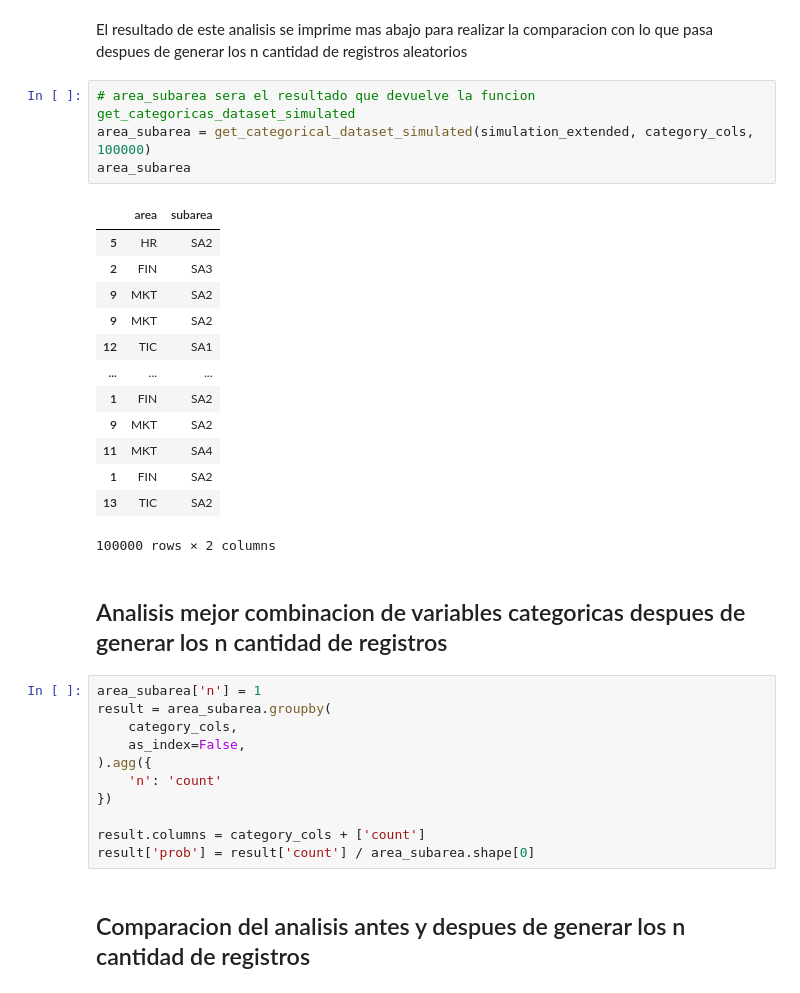
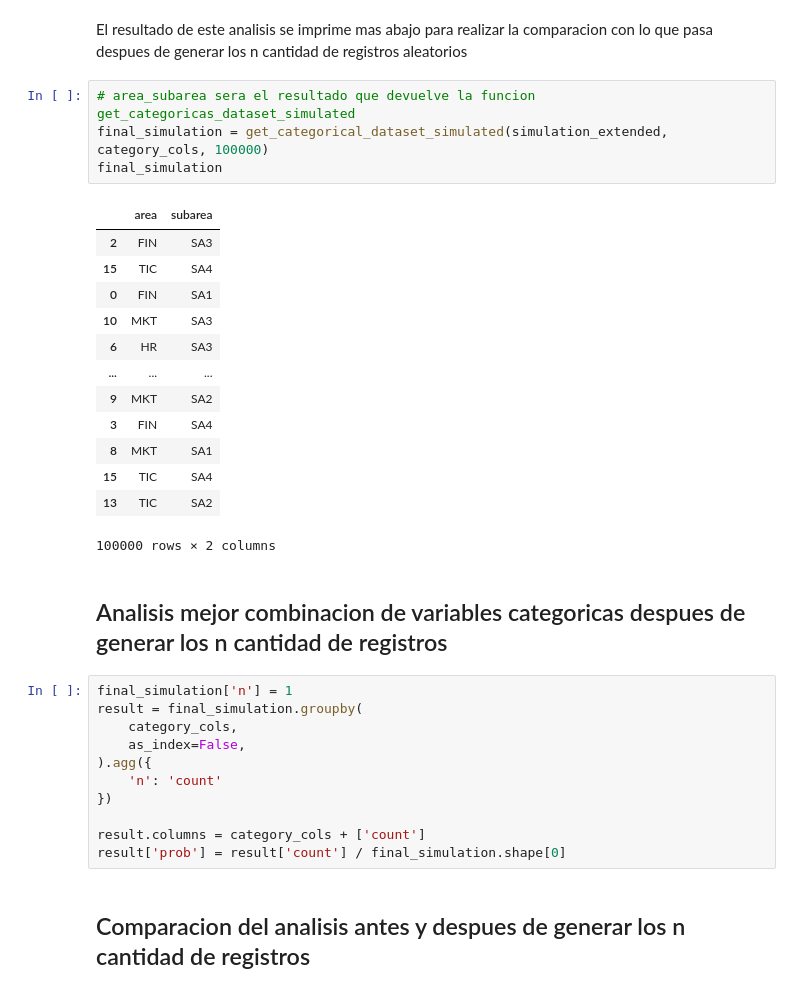
Before and after one commit to Reyniery-Carlitos/Teoria-de-simulacion, a Jupyter notebook: Proyecto1/proyecto1_20201003545_Rubio.ipynb, the cells around one changed output. Saved outputs shown, nothing was run; the diff lists cells and outputs as text.

Commit message:
Cambiando nombre de variable area_subarea a final_simulation

```diff
--- a/Proyecto1/proyecto1_20201003545_Rubio.ipynb
+++ b/Proyecto1/proyecto1_20201003545_Rubio.ipynb
@@ -471,27 +450,27 @@ grouped_combination['prob'] = grouped_combination['count'] / dataframe_list[4].s
 El resultado de este analisis se imprime mas abajo para realizar la comparacion con lo que pasa despues de generar los n cantidad de registros aleatorios
 # %%
 # area_subarea sera el resultado que devuelve la funcion get_categoricas_dataset_simulated
-area_subarea = get_categorical_dataset_simulated(simulation_extended, category_cols, 100000)
-area_subarea
+final_simulation = get_categorical_dataset_simulated(simulation_extended, category_cols, 100000)
+final_simulation
 # %% [output]
 |  | area | subarea |
-| 5 | HR | SA2 |
 | 2 | FIN | SA3 |
+| 15 | TIC | SA4 |
+| 0 | FIN | SA1 |
+| 10 | MKT | SA3 |
+| 6 | HR | SA3 |
+| ... | ... | ... |
 | 9 | MKT | SA2 |
-| 9 | MKT | SA2 |
-| 12 | TIC | SA1 |
-| ... | ... | ... |
-| 1 | FIN | SA2 |
-| 9 | MKT | SA2 |
-| 11 | MKT | SA4 |
-| 1 | FIN | SA2 |
+| 3 | FIN | SA4 |
+| 8 | MKT | SA1 |
+| 15 | TIC | SA4 |
 | 13 | TIC | SA2 |
 100000 rows × 2 columns
 # %% [markdown]
 ## Analisis mejor combinacion de variables categoricas despues de generar los n cantidad de registros
 # %%
-area_subarea['n'] = 1
-result = area_subarea.groupby(
+final_simulation['n'] = 1
+result = final_simulation.groupby(
     category_cols,
     as_index=False,
 ).agg({
@@ -499,7 +478,7 @@ result = area_subarea.groupby(
 })
 
 result.columns = category_cols + ['count']
-result['prob'] = result['count'] / area_subarea.shape[0]
+result['prob'] = result['count'] / final_simulation.shape[0]
 # %% [markdown]
 ## Comparacion del analisis antes y despues de generar los n cantidad de registros
 # %%
```
Also changed, not shown: parts of 8 cells of this notebook.
